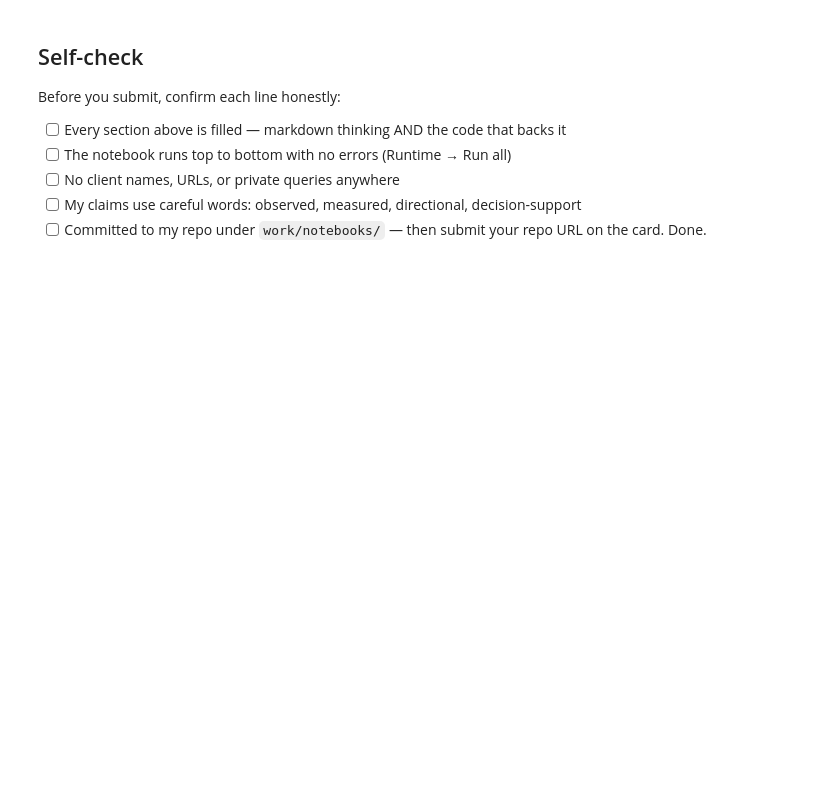
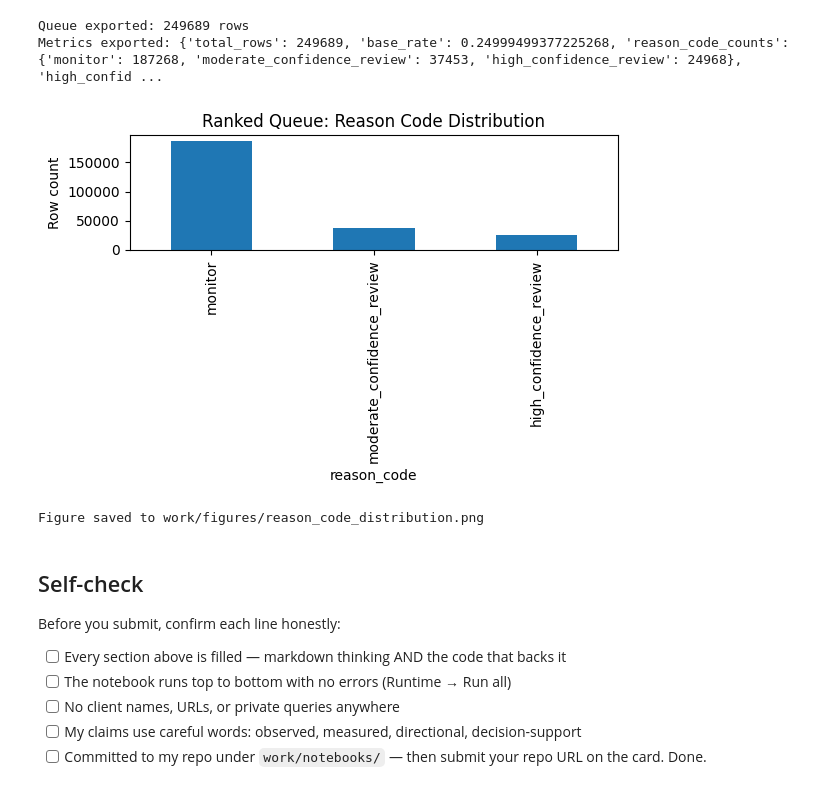
Before and after one commit to gulgumusdere/flyrank-internship-ml, a Jupyter notebook: work/notebooks/w07_action_playbook.ipynb, the cells around one changed output. Cells and saved outputs as stored; diff of their text form; code cells hidden in the pictures; blank space fills up the shorter version.

```diff
--- a/work/notebooks/w07_action_playbook.ipynb
+++ b/work/notebooks/w07_action_playbook.ipynb
@@ -44,3 +292,43 @@ This skeleton is yours to fill. Work the sections **in order** — each one has
+# %%
+import json
+import matplotlib.pyplot as plt
+
+# Export the ranked queue CSV (stays out of git per CI leak-guard, but regenerable)
+os.makedirs("work/outputs", exist_ok=True)
+ranked_queue.to_csv("work/outputs/action_playbook_queue.csv", index=False)
+print("Queue exported:", len(ranked_queue), "rows")
+
+# Export metrics JSON (commit-safe — no raw client/content data, just aggregate numbers)
+metrics = {
+    "total_rows": int(len(ranked_queue)),
+    "base_rate": float(test_df['needs_review'].mean()),
+    "reason_code_counts": ranked_queue['reason_code'].value_counts().to_dict(),
+    "high_confidence_low_impression_share": float(
+        (ranked_queue.loc[ranked_queue['reason_code']=='high_confidence_review','gsc_impressions'] < 100).mean()
+    ),
+    "high_confidence_ctr_zero_share": float(
+        (ranked_queue.loc[ranked_queue['reason_code']=='high_confidence_review','ctr'] == 0).mean()
+    ),
+}
+with open("work/outputs/action_playbook_metrics.json", "w") as f:
+    json.dump(metrics, f, indent=2)
+print("Metrics exported:", metrics)
+
+# Export a figure: reason_code distribution
+os.makedirs("work/figures", exist_ok=True)
+fig, ax = plt.subplots(figsize=(6,4))
+ranked_queue['reason_code'].value_counts().plot(kind='bar', ax=ax)
+ax.set_title("Ranked Queue: Reason Code Distribution")
+ax.set_ylabel("Row count")
+plt.tight_layout()
+plt.savefig("work/figures/reason_code_distribution.png", dpi=150)
+plt.show()
+print("Figure saved to work/figures/reason_code_distribution.png")
+# %% [output]
+Queue exported: 249689 rows
+Metrics exported: {'total_rows': 249689, 'base_rate': 0.24999499377225268, 'reason_code_counts': {'monitor': 187268, 'moderate_confidence_review': 37453, 'high_confidence_review': 24968}, 'high_confid ...
+[figure, added]
+Figure saved to work/figures/reason_code_distribution.png
 # %% [markdown]
 ## Self-check
 
```
Also changed, not shown: parts of 20 cells of this notebook.
